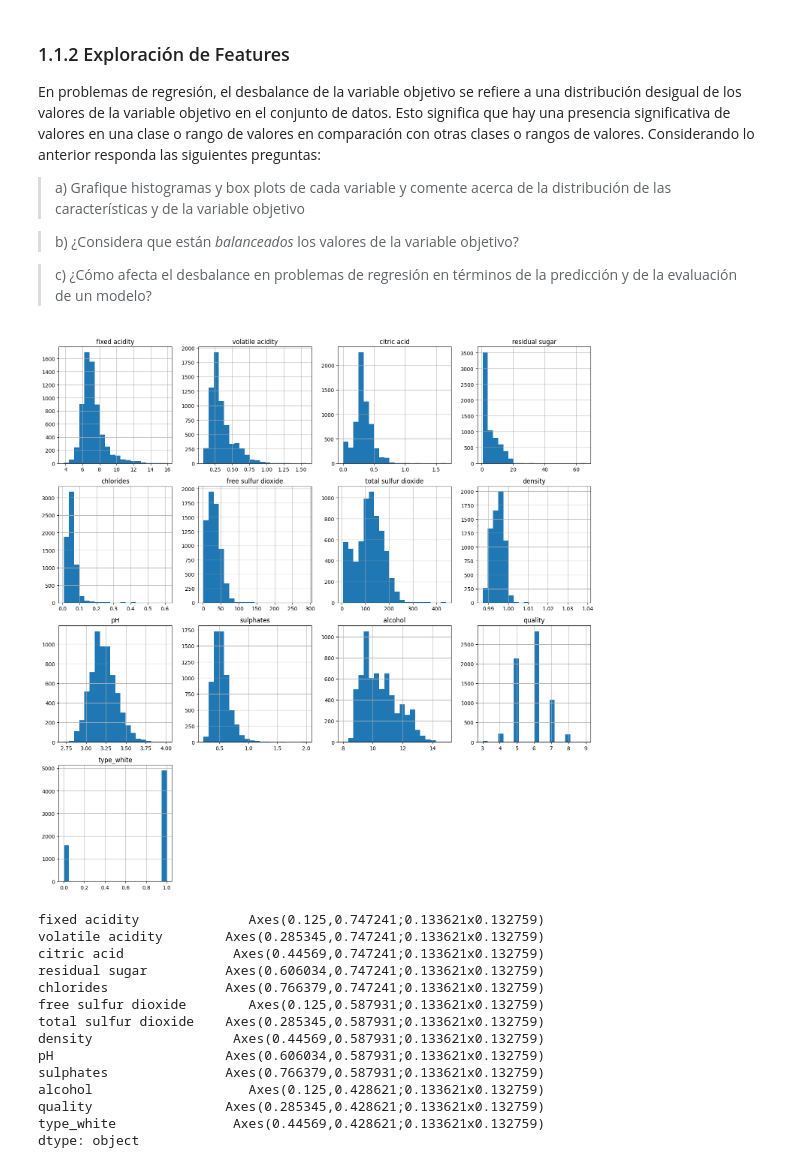
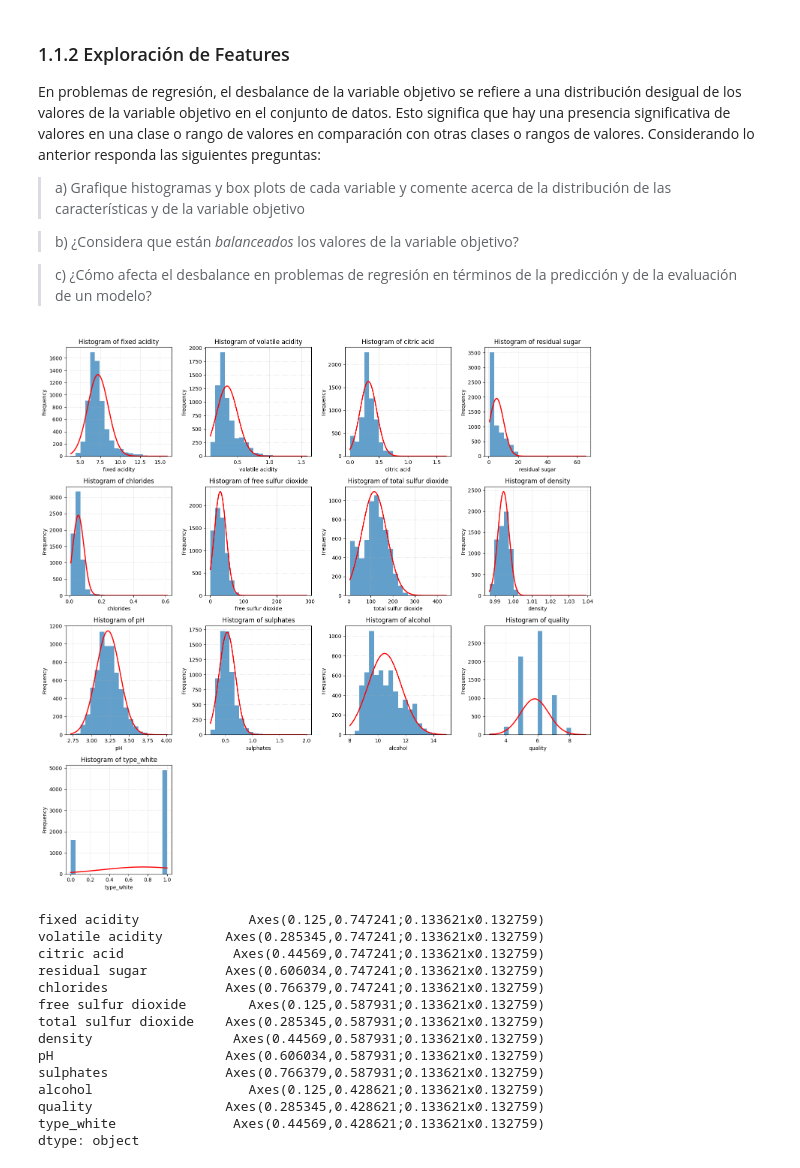
Before and after one commit to Nicolas-brj/Tarea2_INF398, a Jupyter notebook: Enunciado_Tarea_2.ipynb, the cells around one changed output. Drawn from its saved outputs; the diff is of its cells as text; code cells hidden in the pictures.

```diff
--- a/Enunciado_Tarea_2.ipynb
+++ b/Enunciado_Tarea_2.ipynb
@@ -196,13 +197,61 @@ En problemas de regresión, el desbalance de la variable objetivo se refiere a u
 > b) ¿Considera que están *balanceados* los valores de la variable objetivo?
 
 > c) ¿Cómo afecta el desbalance en problemas de regresión en términos de la predicción y de la evaluación de un modelo?
-# %%
-df = pd.get_dummies(df,drop_first=True)
-df.hist(figsize=(15, 15), layout=(4, 4), bins=20)
-plt.tight_layout()
-plt.show()
-# %% [output]
-[figure, removed]
+# %%
+# Get the column names of the DataFrame
+column_names = df.columns
+
+# Calculate the number of rows and columns for the subplots
+num_rows = int(np.ceil(len(column_names) / 4))
+num_cols = min(len(column_names), 4)
+
+# Create subplots for each column
+fig, axes = plt.subplots(nrows=num_rows, ncols=num_cols, figsize=(15, 15))
+
+# Iterate over each column and plot the histogram with PDF
+for i, column in enumerate(column_names):
+    # Calculate the subplot index
+    row_index = i // num_cols
+    col_index = i % num_cols
+
+    # Select the current subplot
+    ax = axes[row_index, col_index]
+
+    # Plot the histogram
+    ax.hist(df[column], bins=20, density=False, alpha=0.7)
+    ax.set_xlabel(column)
+    ax.set_ylabel('Frequency')
+    ax.set_title('Histogram of ' + column)
+
+    # Calculate the mean and standard deviation of the data
+    mean = np.mean(df[column])
+    std = np.std(df[column])
+
+    # Generate an x-axis range for the PDF curve with a finer mesh
+    x = np.linspace(np.min(df[column]), np.max(df[column]), 1000)
+
+    # Compute the PDF values using a normal distribution with the calculated mean and standard deviation
+    pdf = norm.pdf(x, mean, std)
+
+    # Scale the PDF values to match the frequency scale
+    pdf_scaled = pdf * len(df[column]) * np.diff(ax.get_xlim())[0] / 20
+
+    # Plot the scaled PDF curve on top of the histogram
+    ax.plot(x, pdf_scaled, 'r-', linewidth=2)
+
+    # Add a minor grid to the plot
+    ax.grid(True, which='both', linestyle=':', linewidth=0.5)
+
+# Remove empty subplots
+if len(column_names) < num_rows * num_cols:
+    for i in range(len(column_names), num_rows * num_cols):
+        fig.delaxes(axes.flatten()[i])
+
+# Adjust the layout and display the plot
+plt.tight_layout()
+plt.show()
+# %% [output]
+[figure, added]
 # %%
 # buscar outliers con boxplots
 df.plot(kind="box",subplots=True,layout=(5,5),figsize=(15,15))
```
Also changed, not shown: parts of 42 cells of this notebook.
